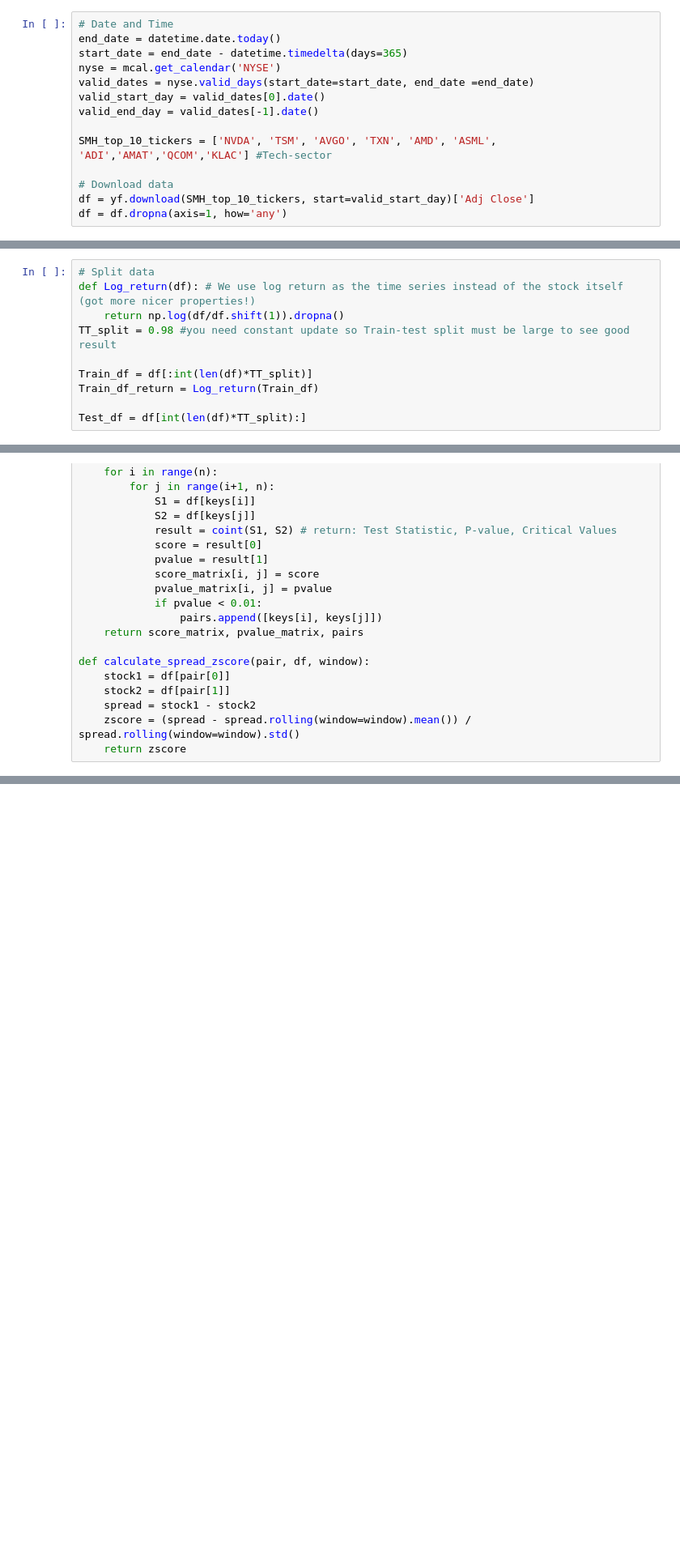
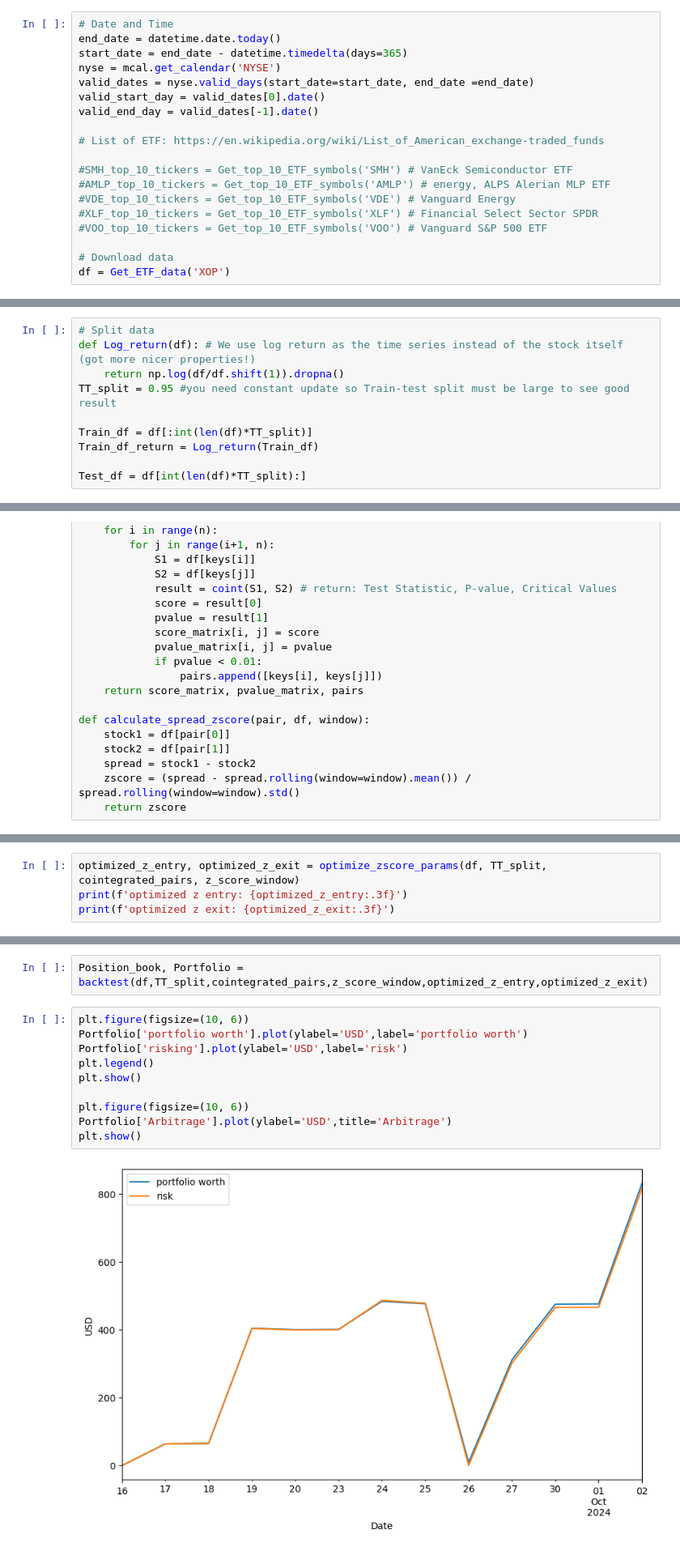
Before and after one commit to SzeLok0305/Finance_study, a Jupyter notebook: yfinance_analysis/Pair trading.ipynb, the cells around one changed output, grey strips where cells are left out. Shown: that part at 81% size. Drawn from its saved outputs; the diff is of its cells as text; blank space fills up the shorter version.

Commit message:
updated arbitrage calculation

```diff
--- a/yfinance_analysis/Pair trading.ipynb
+++ b/yfinance_analysis/Pair trading.ipynb
@@ -18,18 +38,23 @@ valid_dates = nyse.valid_days(start_date=start_date, end_date =end_date)
 valid_start_day = valid_dates[0].date()
 valid_end_day = valid_dates[-1].date()
 
-SMH_top_10_tickers = ['NVDA', 'TSM', 'AVGO', 'TXN', 'AMD', 'ASML', 'ADI','AMAT','QCOM','KLAC'] #Tech-sector
+# List of ETF: https://en.wikipedia.org/wiki/List_of_American_exchange-traded_funds
+
+#SMH_top_10_tickers = Get_top_10_ETF_symbols('SMH') # VanEck Semiconductor ETF
+#AMLP_top_10_tickers = Get_top_10_ETF_symbols('AMLP') # energy, ALPS Alerian MLP ETF
+#VDE_top_10_tickers = Get_top_10_ETF_symbols('VDE') # Vanguard Energy
+#XLF_top_10_tickers = Get_top_10_ETF_symbols('XLF') # Financial Select Sector SPDR
+#VOO_top_10_tickers = Get_top_10_ETF_symbols('VOO') # Vanguard S&P 500 ETF
 
 # Download data
-df = yf.download(SMH_top_10_tickers, start=valid_start_day)['Adj Close']
-df = df.dropna(axis=1, how='any')
+df = Get_ETF_data('XOP')
 # %% [output]
 [*********************100%%**********************]  10 of 10 completed
 # %%
 # Split data
 def Log_return(df): # We use log return as the time series instead of the stock itself (got more nicer properties!)
     return np.log(df/df.shift(1)).dropna()
-TT_split = 0.98 #you need constant update so Train-test split must be large to see good result
+TT_split = 0.95 #you need constant update so Train-test split must be large to see good result
 
 Train_df = df[:int(len(df)*TT_split)]
 Train_df_return = Log_return(Train_df)
@@ -128,0 +197,4 @@ Profit to risk ratio: -1.06
+# %%
+optimized_z_entry, optimized_z_exit = optimize_zscore_params(df, TT_split, cointegrated_pairs, z_score_window)
+print(f'optimized z entry: {optimized_z_entry:.3f}')
+print(f'optimized z exit: {optimized_z_exit:.3f}')
@@ -128,0 +204,14 @@ Profit to risk ratio: -1.06
+# %%
+Position_book, Portfolio = backtest(df,TT_split,cointegrated_pairs,z_score_window,optimized_z_entry,optimized_z_exit)
+# %%
+plt.figure(figsize=(10, 6))
+Portfolio['portfolio worth'].plot(ylabel='USD',label='portfolio worth')
+Portfolio['risking'].plot(ylabel='USD',label='risk')
+plt.legend()
+plt.show()
+
+plt.figure(figsize=(10, 6))
+Portfolio['Arbitrage'].plot(ylabel='USD',title='Arbitrage')
+plt.show()
+# %% [output]
+[figure, added]
```
Also changed, not shown: parts of 12 cells of this notebook.
